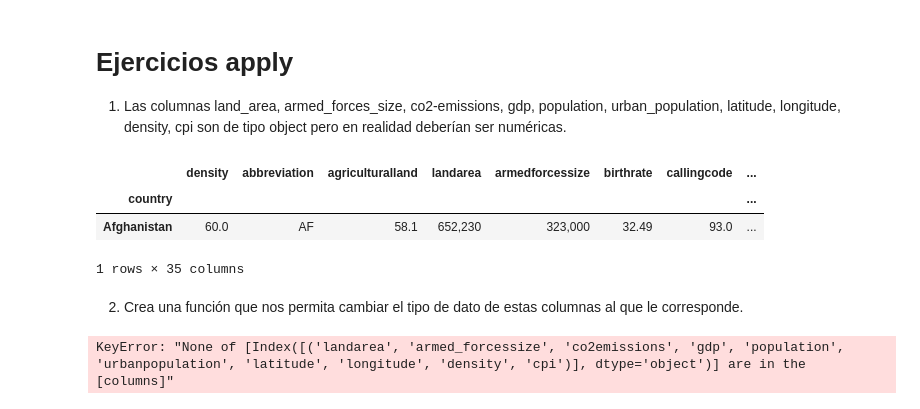
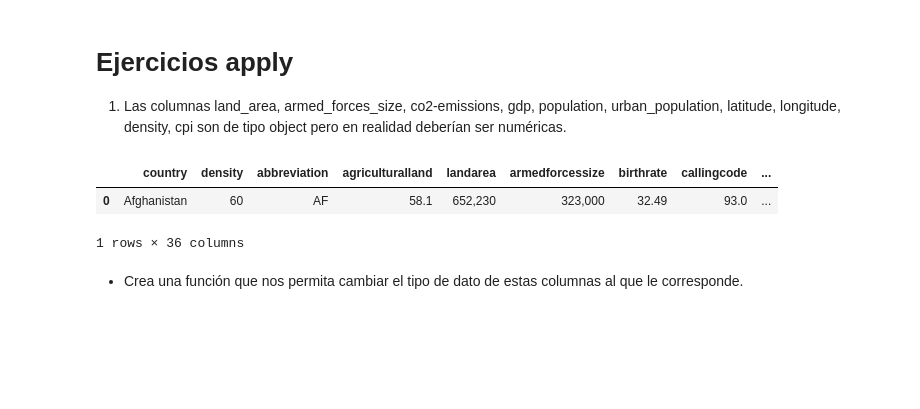
Before and after one commit to clarasdata/adalab-ej-pairprogramming-Andrea-Clara-pandas-numpy, a Jupyter notebook: 05-pair-agrupacion_de_datos_metodo_apply.ipynb, the cells around one changed output. Cells and saved outputs as stored; diff of their text form; code cells hidden in the pictures; blank space fills up the shorter version.

```diff
--- a/05-pair-agrupacion_de_datos_metodo_apply.ipynb
+++ b/05-pair-agrupacion_de_datos_metodo_apply.ipynb
@@ -4,14 +4,14 @@
 # %%
 import pandas as pd
 import numpy as np
+pd.set_option('display.max_columns', None) # para poder visualizar todas las columnas de los DataFrames
 # %%
-df_mergeworld = pd.read_csv("merge_world.csv", index_col=0)
+df_mergeworld = pd.read_csv("merge_world.csv")
 df_mergeworld.head(1)
 # %% [output]
-|  | density | abbreviation | agriculturalland | landarea | armedforcessize | birthrate | callingcode | ... |
-| country |  |  |  |  |  |  |  | ... |
-| Afghanistan | 60.0 | AF | 58.1 | 652,230 | 323,000 | 32.49 | 93.0 | ... |
+|  | country | density | abbreviation | agriculturalland | landarea | armedforcessize | birthrate | callingcode | ... |
+| 0 | Afghanistan | 60 | AF | 58.1 | 652,230 | 323,000 | 32.49 | 93.0 | ... |
-1 rows × 35 columns
+1 rows × 36 columns
 # %% [markdown]
-2. Crea una función que nos permita cambiar el tipo de dato de estas columnas al que le corresponde.
+- Crea una función que nos permita cambiar el tipo de dato de estas columnas al que le corresponde.
 # %%
@@ -19,5 +18,0 @@ lista_columnas = ["landarea", "armed_forcessize", "co2emissions", "gdp", "popula
-# %%
-df_mergeworld[lista_columnas]= df_mergeworld[[lista_columnas]].astype(float)
-df_mergeworld
-# %% [output]
-KeyError: "None of [Index([('landarea', 'armed_forcessize', 'co2emissions', 'gdp', 'population', 'urbanpopulation', 'latitude', 'longitude', 'density', 'cpi')], dtype='object')] are in the [columns]"
```
Also changed, not shown: parts of 40 cells of this notebook, 3 other files.
